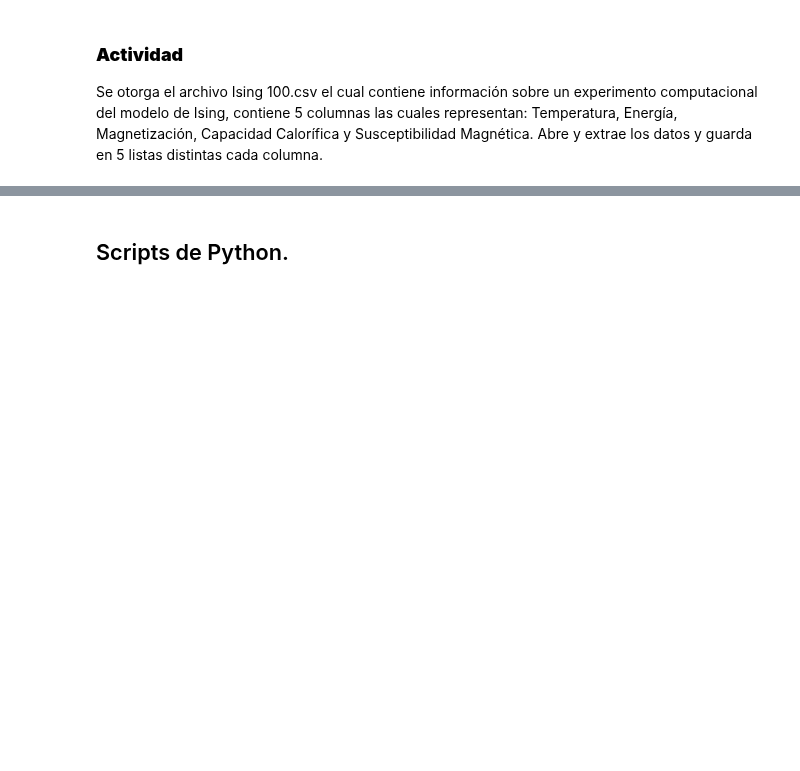
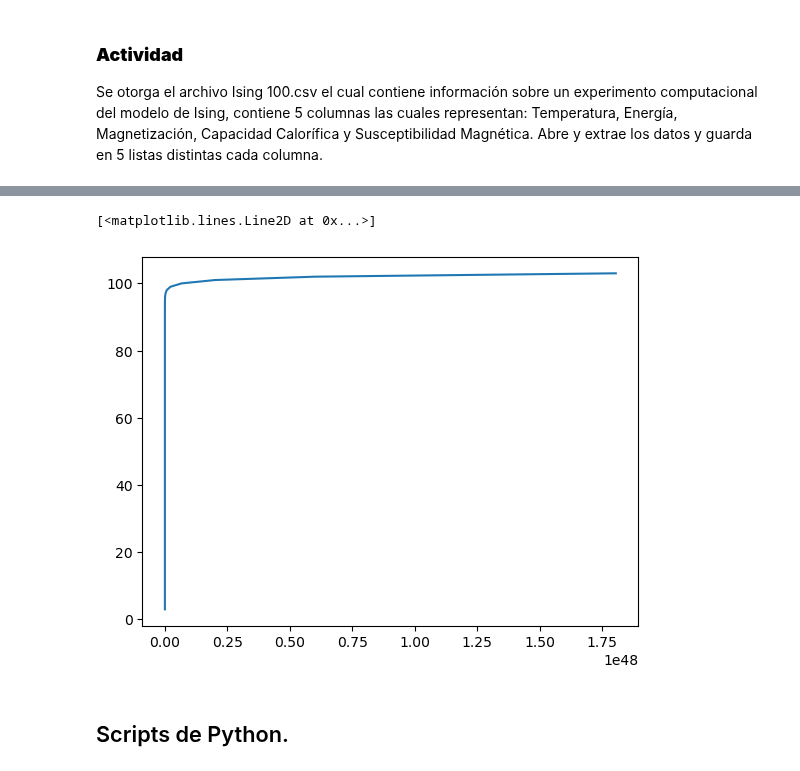
Before and after one commit to Lackquirce/Repositorio_Fisica_computacional_2027_1, a Jupyter notebook: 1_ProgramacionPython/4_Entrada-Salida_Datos.ipynb, the cells around one changed output, grey strips where cells are left out. Saved outputs shown, nothing was run; the diff lists cells and outputs as text; code cells hidden in the pictures; blank space fills up the shorter version.

```diff
--- a/1_ProgramacionPython/4_Entrada-Salida_Datos.ipynb
+++ b/1_ProgramacionPython/4_Entrada-Salida_Datos.ipynb
@@ -345,9 +345,8 @@ for linea in buffer1.readlines():
 
 for i in d:
     rebanadas = i.split()
-    for n in rebanadas:
-        d2.append(rebanadas[0])
-        d3.append(rebanadas[1])
+    d2.append(rebanadas[0])
+    d3.append(rebanadas[1])
 d22 = map(int, d2)
 d33 = map(int, d3)
 
@@ -436,0 +436,3 @@ s = "b = %g; c = %g" % (b, c)
+# %%
+b = 3.5; c = 10.1; h = "Hola"
+s = "b = %g; c = %g \t %s" % (b, c, h)
@@ -448,4 +454,7 @@ El carácter después del `%` indica el tipo de variable que incluir en la caden
 
 Finalmente ahora podemos imprimir en el archivo, por ejemplo:
 # %%
-salida.write(" %g\t %g" % (a,b) )
+for i in range(101):
+    salida.write(" %g\t %g \n" % (a,b) )
+    a = a+1
+    b = b*3
@@ -454,2 +472,22 @@ salida.write(" %g\t %g" % (a,b) )
 # %% [markdown]
 Aquí, **`\t`** representa un tabulador, y **`\n`** una nueva línea.
+# %%
+buffer_entrada = open("resultados.dat", "r")
+
+datos = []
+
+columnas_datos = [[],[]]
+
+for i in buffer_entrada.readlines():
+    datos.append(i)
+for k in datos:
+    separacion = k.split()
+    columnas_datos[0].append(float(separacion[0]))
+    columnas_datos[1].append(float(separacion[1]))
+lista1 = columnas_datos[0]
+lista2 = columnas_datos[1]
+
+print("La primera columna de datos es: \n ", lista1)
+print("")
+print("La primera columna de datos es: \n", lista2)
+print("El último dato de mi lista 2 es de tipo: ",type(lista2[len(lista2)-1]))
@@ -604,3 +747,8 @@ Datos de la susceptibilidad magnética: [    0.             0.             0.
+# %%
+plt.plot(lista2,lista1)
+# %% [output]
+[<matplotlib.lines.Line2D at 0x...>]
+[figure, added]
 # %% [markdown]
 ## Scripts de Python.
 # %% [markdown]
```
Also changed, not shown: parts of 19 cells of this notebook, 3 other files.
